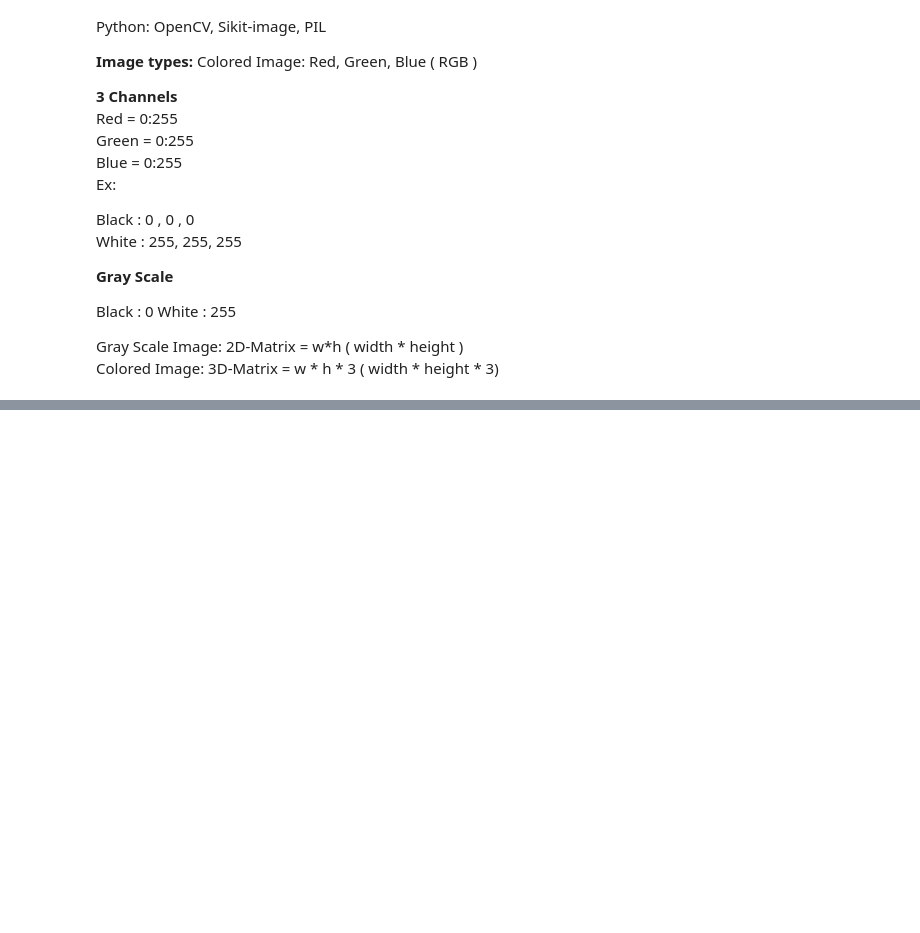
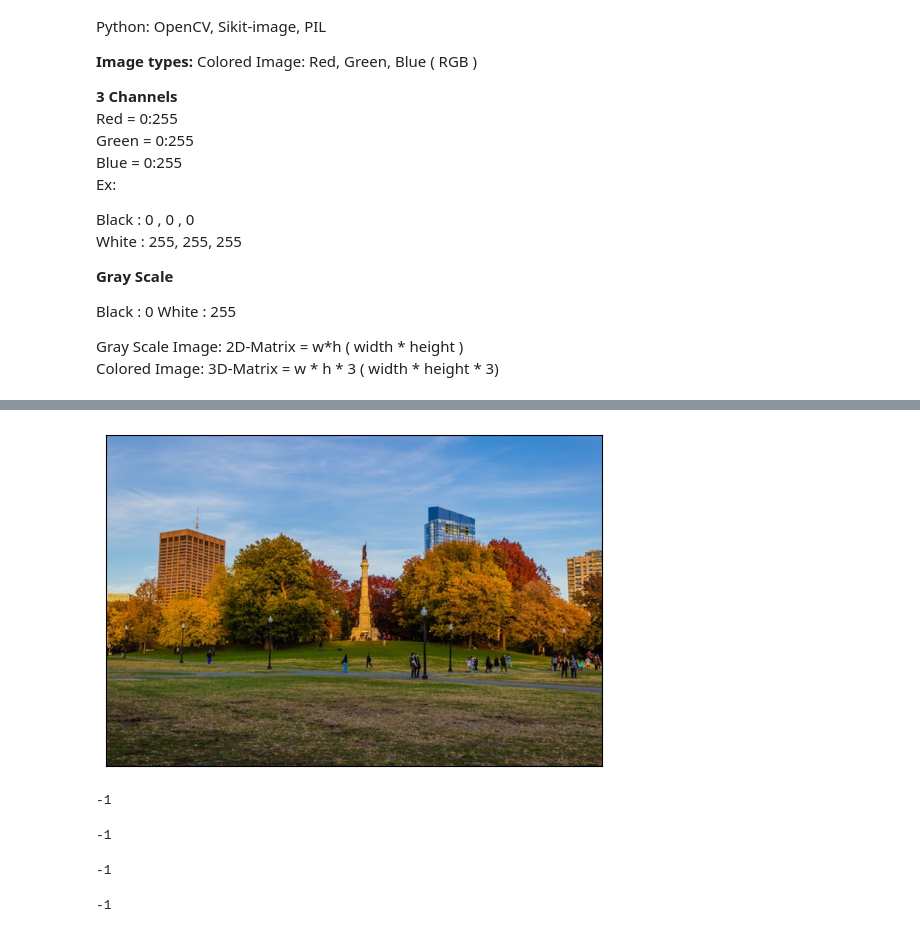
Before and after one commit to Nour-Zayed/Computer-Vision, a Jupyter notebook: Image Processing/image_Processing.ipynb, the cells around one changed output, grey strips where cells are left out. Saved outputs shown, nothing was run; the diff lists cells and outputs as text; code cells hidden in the pictures; blank space fills up the shorter version.

```diff
--- a/Image Processing/image_Processing.ipynb
+++ b/Image Processing/image_Processing.ipynb
@@ -71,0 +537,9 @@ Colored Image: 3D-Matrix = w * h * 3 ( width * height * 3)
+# %%
+img = cv.imread("park.jpg")
+image = cv.cvtColor(img, cv.COLOR_BGR2RGB)
+pixels = np.array(image)
+plt.xticks([]), plt.yticks([])
+plt.imshow(pixels)
+plt.show()
+# %% [output]
+[figure, added]
@@ -71,0 +555,36 @@ Colored Image: 3D-Matrix = w * h * 3 ( width * height * 3)
+# %%
+img = cv.imread('park.jpg')
+gray = cv.cvtColor(img, cv.COLOR_BGR2GRAY)
+cv.imshow('Gray', gray)
+cv.waitKey(0)
+# %% [output]
+-1
+# %%
+# Laplacian
+lap = cv.Laplacian(gray, cv.CV_64F)
+lap = np.uint8(np.absolute(lap))
+cv.imshow('Laplacian', lap)
+cv.waitKey(0)
+# %% [output]
+-1
+# %%
+# Sobel
+sobelx = cv.Sobel(gray, cv.CV_64F, 1, 0)
+sobely = cv.Sobel(gray, cv.CV_64F, 0, 1)
+combined_sobel = cv.bitwise_or(sobelx, sobely)
+
+cv.imshow('Sobel X', sobelx)
+cv.waitKey(0)
+cv.imshow('Sobel Y', sobely)
+cv.waitKey(0)
+cv.imshow('Combined Sobel', combined_sobel)
+cv.waitKey(0)
+# %% [output]
+-1
+# %%
+img = cv.imread('park.jpg')
+lower_reso = cv.pyrDown(img)
+cv.imshow('Combined Sobel', lower_reso)
+cv.waitKey(0)
+# %% [output]
+-1
```
Also changed, not shown: parts of 75 cells of this notebook, 1 other file.
